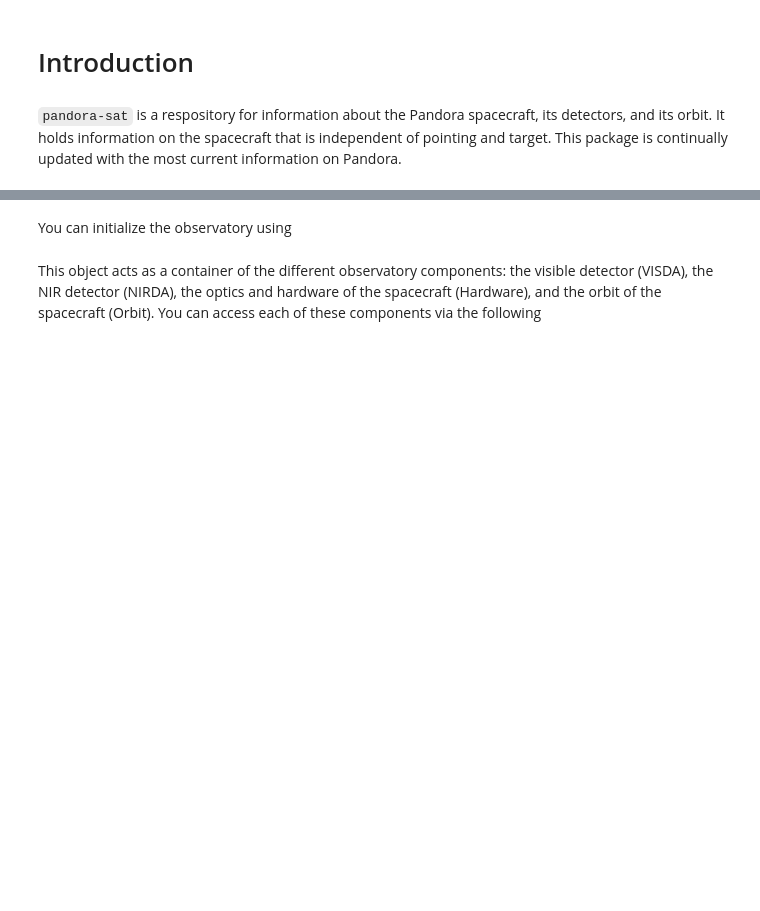
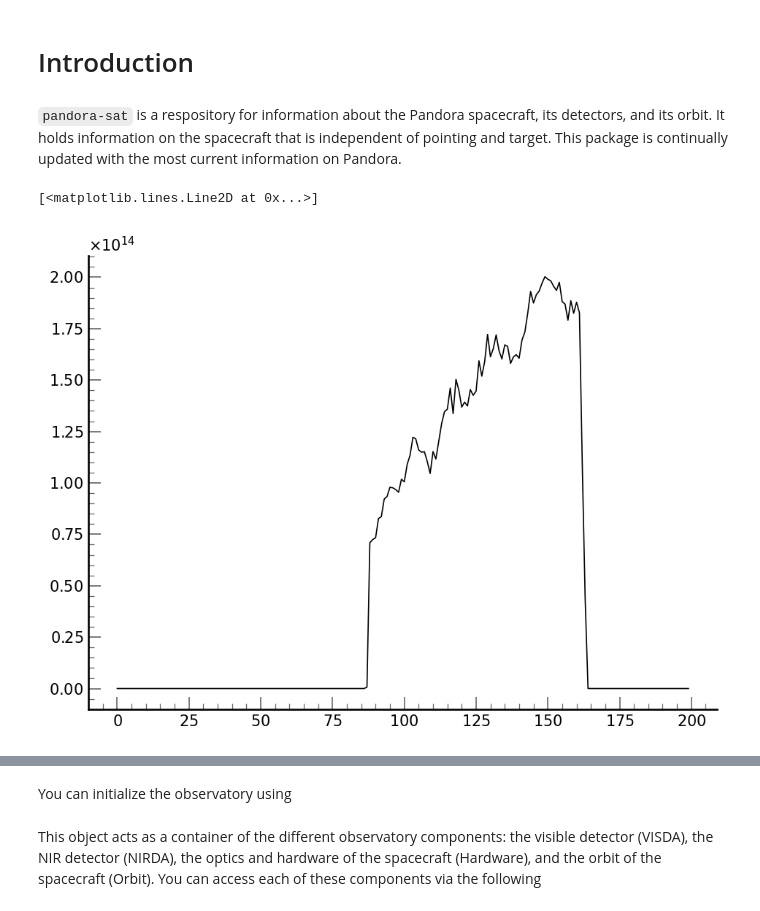
Before and after one commit to PandoraMission/pandora-sat, a Jupyter notebook: docs/intro-to-pandorasat.ipynb, the cells around one changed output, grey strips where cells are left out. Drawn from its saved outputs; the diff is of its cells as text; code cells hidden in the pictures; blank space fills up the shorter version.

```diff
--- a/docs/intro-to-pandorasat.ipynb
+++ b/docs/intro-to-pandorasat.ipynb
@@ -10,0 +13,6 @@ plt.style.use(ps.PANDORASTYLE)
+# %%
+w = np.arange(0, 2, 0.01)*u.micron
+plt.plot(pandoraref.NIRDAReference().get_sensitivity(w))
+# %% [output]
+[<matplotlib.lines.Line2D at 0x...>]
+[figure, added]
```
Also changed, not shown: parts of 8 cells of this notebook, 3 other files.
